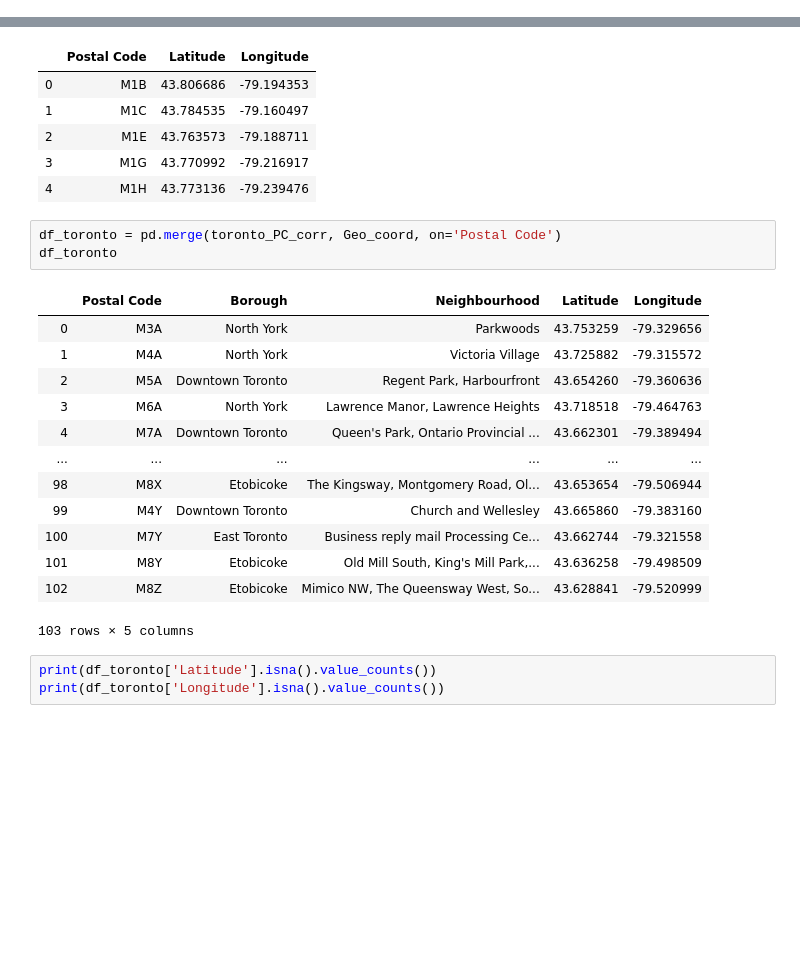
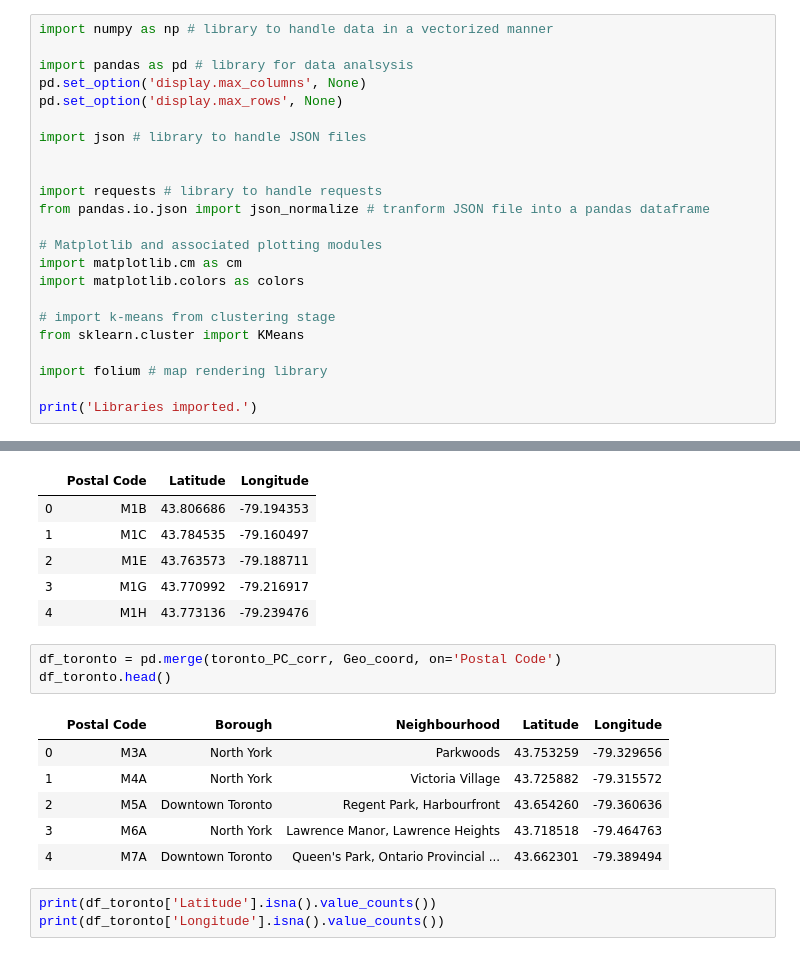
Before and after one commit to iTEA31/Coursera_Capstone, a Jupyter notebook: Coursera Capstone Week 3/Capstone Week 3 JDT 2.ipynb, the cells around one changed output, grey strips where cells are left out. Saved outputs shown, nothing was run; the diff lists cells and outputs as text; blank space fills up the shorter version.

```diff
--- a/Coursera Capstone Week 3/Capstone Week 3 JDT 2.ipynb
+++ b/Coursera Capstone Week 3/Capstone Week 3 JDT 2.ipynb
@@ -2,0 +5,23 @@ import pandas as pd
+# %%
+import numpy as np # library to handle data in a vectorized manner
+
+import pandas as pd # library for data analsysis
+pd.set_option('display.max_columns', None)
+pd.set_option('display.max_rows', None)
+
+import json # library to handle JSON files
+
+
+import requests # library to handle requests
+from pandas.io.json import json_normalize # tranform JSON file into a pandas dataframe
+
+# Matplotlib and associated plotting modules
+import matplotlib.cm as cm
+import matplotlib.colors as colors
+
+# import k-means from clustering stage
+from sklearn.cluster import KMeans
+
+import folium # map rendering library
+
+print('Libraries imported.')
@@ -91,21 +130,14 @@ Geo_coord.head()
 | 4 | M1H | 43.773136 | -79.239476 |
 # %%
 df_toronto = pd.merge(toronto_PC_corr, Geo_coord, on='Postal Code')
-df_toronto
+df_toronto.head()
 # %% [output]
 |  | Postal Code | Borough | Neighbourhood | Latitude | Longitude |
 | 0 | M3A | North York | Parkwoods | 43.753259 | -79.329656 |
 | 1 | M4A | North York | Victoria Village | 43.725882 | -79.315572 |
 | 2 | M5A | Downtown Toronto | Regent Park, Harbourfront | 43.654260 | -79.360636 |
 | 3 | M6A | North York | Lawrence Manor, Lawrence Heights | 43.718518 | -79.464763 |
 | 4 | M7A | Downtown Toronto | Queen's Park, Ontario Provincial ... | 43.662301 | -79.389494 |
-| ... | ... | ... | ... | ... | ... |
-| 98 | M8X | Etobicoke | The Kingsway, Montgomery Road, Ol... | 43.653654 | -79.506944 |
-| 99 | M4Y | Downtown Toronto | Church and Wellesley | 43.665860 | -79.383160 |
-| 100 | M7Y | East Toronto | Business reply mail Processing Ce... | 43.662744 | -79.321558 |
-| 101 | M8Y | Etobicoke | Old Mill South, King's Mill Park,... | 43.636258 | -79.498509 |
-| 102 | M8Z | Etobicoke | Mimico NW, The Queensway West, So... | 43.628841 | -79.520999 |
-103 rows × 5 columns
 # %%
 print(df_toronto['Latitude'].isna().value_counts())
 print(df_toronto['Longitude'].isna().value_counts())
```
Also changed, not shown: parts of 14 cells of this notebook, 1 other file.
